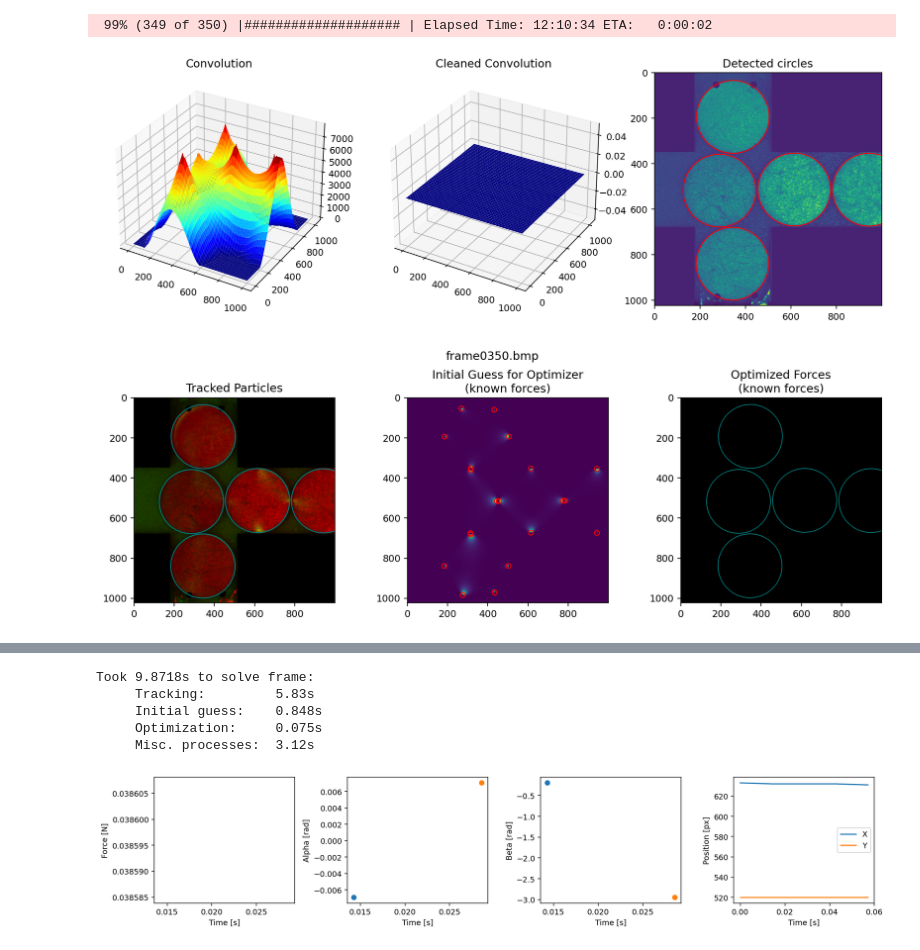
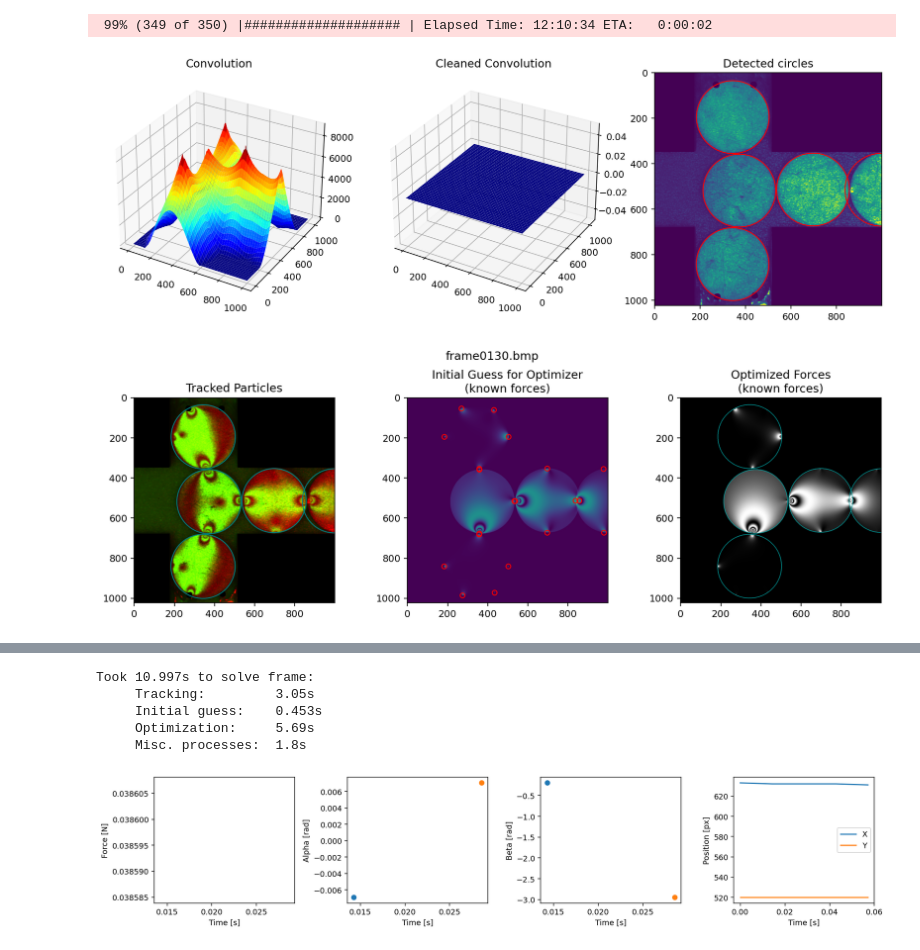
Before and after one commit to Jfeatherstone/SpaceJam, a Jupyter notebook: notebooks/ForceSolving.ipynb, the cells around one changed output, grey strips where cells are left out. Drawn from its saved outputs; the diff is of its cells as text; code cells hidden in the pictures.

```diff
--- a/notebooks/ForceSolving.ipynb
+++ b/notebooks/ForceSolving.ipynb
@@ -26,8 +26,8 @@ import progressbar
 import matplotlib.pyplot as plt
 plt.rcParams['figure.dpi'] = 140
 # %%
-rootFolder = '/eno/jdfeathe/DATA/SpaceJam/'
-#rootFolder = '/run/media/jack/Seagate Portable Drive/Research/SpaceJam/'
+#rootFolder = '/eno/jdfeathe/DATA/SpaceJam/'
+rootFolder = '/run/media/jack/Seagate Portable Drive/Research/SpaceJam/'
 dataFolder = '2022-03-29_Medium/'
 dateStr = dataFolder.split('_')[0]
 
@@ -50,14 +50,16 @@ g2MaskPadding = 2
 contactMaskRadius = 40
 brightfield = False
 
-maskImage = f'./Masks/{dateStr}_FullMask.bmp'
-verticalMaskImage = f'./Masks/{dateStr}_VerticalMask.bmp'
-horizontalMaskImage = f'./Masks/{dateStr}_HorizontalMask.bmp'
+maskImage = f'../masks/{dateStr}_FullMask.bmp'
+verticalMaskImage = f'../masks/{dateStr}_VerticalMask.bmp'
+horizontalMaskImage = f'../masks/{dateStr}_HorizontalMask.bmp'
 
-correctionImage = rootFolder + f'calibration/{dateStr}_Calibration.bmp'
-g2CalibrationImage = rootFolder + f'calibration/{dateStr}_G2_Calibration.bmp'
+#correctionImage = rootFolder + f'calibration/{dateStr}_Calibration.bmp'
+#g2CalibrationImage = rootFolder + f'calibration/{dateStr}_G2_Calibration.bmp'
+correctionImage = None
+g2CalibrationImage = None
 
-optimizationKwargs = {"maxEvals": [50, 50, 50], "method": 'nelder',
+optimizationKwargs = {"maxEvals": [5, 5, 5], "method": 'nelder',
                      "parametersToFit": [['f'], ['f', 'a'], ['a']],
                      "allowRemoveForces": False, "useTolerance": False,
                      "allowAddForces": True, "minForceThreshold": .03,
@@ -113,18 +115,17 @@ forceArr, alphaArr, betaArr, centerArr, radiusArr = forceSolve(rootFolder + data
 # %% [output]
  99% (349 of 350) |#################### | Elapsed Time: 12:10:34 ETA:   0:00:02
 # %%
-
-forceArr, alphaArr, betaArr, centerArr, radiusArr = forceSolve(rootFolder + dataFolder, guessRadius, fSigma, pxPerMeter,
-                                                        brightfield, maskImage=maskImage, cropXBounds=cropXBounds,
+forceArr, alphaArr, betaArr, centerArr, radiusArr, angleArr = forceSolve(rootFolder + dataFolder, guessRadius, fSigma, pxPerMeter,
+                                                        brightfield, maskImage=maskImage, cropXMin=cropXBounds[0], cropXMax=cropXBounds[1],
                                                         performOptimization=True,
                                                         lightCorrectionImage=correctionImage,
                                                         lightCorrectionVerticalMask=verticalMaskImage,
                                                         lightCorrectionHorizontalMask=horizontalMaskImage,
                                                         g2CalibrationImage=g2CalibrationImage, g2CalibrationCutoffFactor=2.,
-                                                        imageStartIndex=120, imageEndIndex=350, carryOverAlpha=True,
+                                                        imageStartIndex=120, imageEndIndex=130, carryOverAlpha=True,
                                                         optimizationKwargs=optimizationKwargs, circleTrackingKwargs=circleTrackingKwargs,
                                                         debug=True, saveMovie=True, pickleArrays=True,
                                                         outputExtension='_temp')
 # %% [output]
-[figure, old version]
+[figure, new version]
-[figure, old version]
+[figure, new version]
@@ -132,8 +133,8 @@ forceArr, alphaArr, betaArr, centerArr, radiusArr = forceSolve(rootFolder + data
-Took 9.8718s to solve frame:
-     Tracking:         5.83s
-     Initial guess:    0.848s
-     Optimization:     0.075s
-     Misc. processes:  3.12s
+Took 10.997s to solve frame:
+     Tracking:         3.05s
+     Initial guess:    0.453s
+     Optimization:     5.69s
+     Misc. processes:  1.8s
 # %%
 dataSet = 'LocalizedAlpha/2022-02-28_Wide_Synthetic_2/'
 
```
Also changed, not shown: parts of 2 cells of this notebook.
